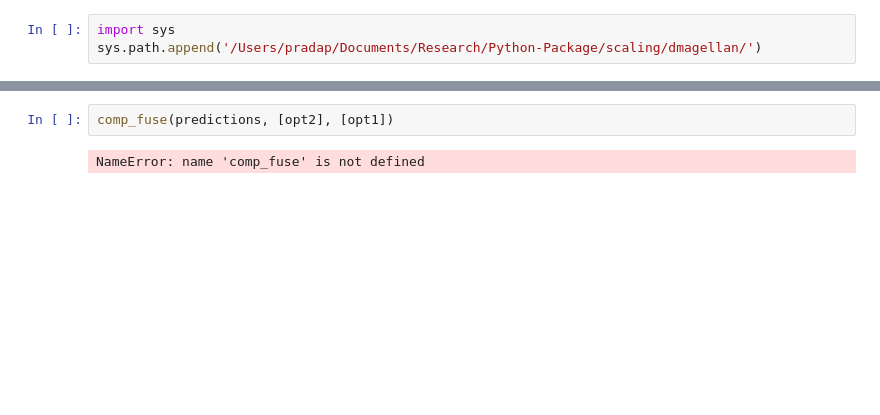
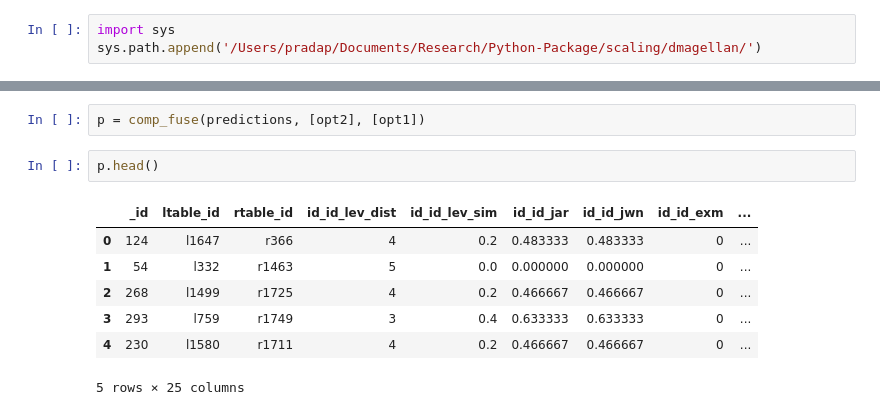
Before and after one commit to kvpradap/dmagellan, a Jupyter notebook: notebooks/dag/test-6.ipynb, the cells around one changed output, grey strips where cells are left out. Drawn from its saved outputs; the diff is of its cells as text; blank space fills up the shorter version.

```diff
--- a/notebooks/dag/test-6.ipynb
+++ b/notebooks/dag/test-6.ipynb
@@ -72,5 +85,13 @@ dot_graph(opt2)
 [figure]
 # %%
-comp_fuse(predictions, [opt2], [opt1])
+p = comp_fuse(predictions, [opt2], [opt1])
-# %% [output]
-NameError: name 'comp_fuse' is not defined
+# %%
+p.head()
+# %% [output]
+|  | _id | ltable_id | rtable_id | id_id_lev_dist | id_id_lev_sim | id_id_jar | id_id_jwn | id_id_exm | ... |
+| 0 | 124 | l1647 | r366 | 4 | 0.2 | 0.483333 | 0.483333 | 0 | ... |
+| 1 | 54 | l332 | r1463 | 5 | 0.0 | 0.000000 | 0.000000 | 0 | ... |
+| 2 | 268 | l1499 | r1725 | 4 | 0.2 | 0.466667 | 0.466667 | 0 | ... |
+| 3 | 293 | l759 | r1749 | 3 | 0.4 | 0.633333 | 0.633333 | 0 | ... |
+| 4 | 230 | l1580 | r1711 | 4 | 0.2 | 0.466667 | 0.466667 | 0 | ... |
+5 rows × 25 columns
```
Also changed, not shown: parts of 1 cell of this notebook, 9 other files.
